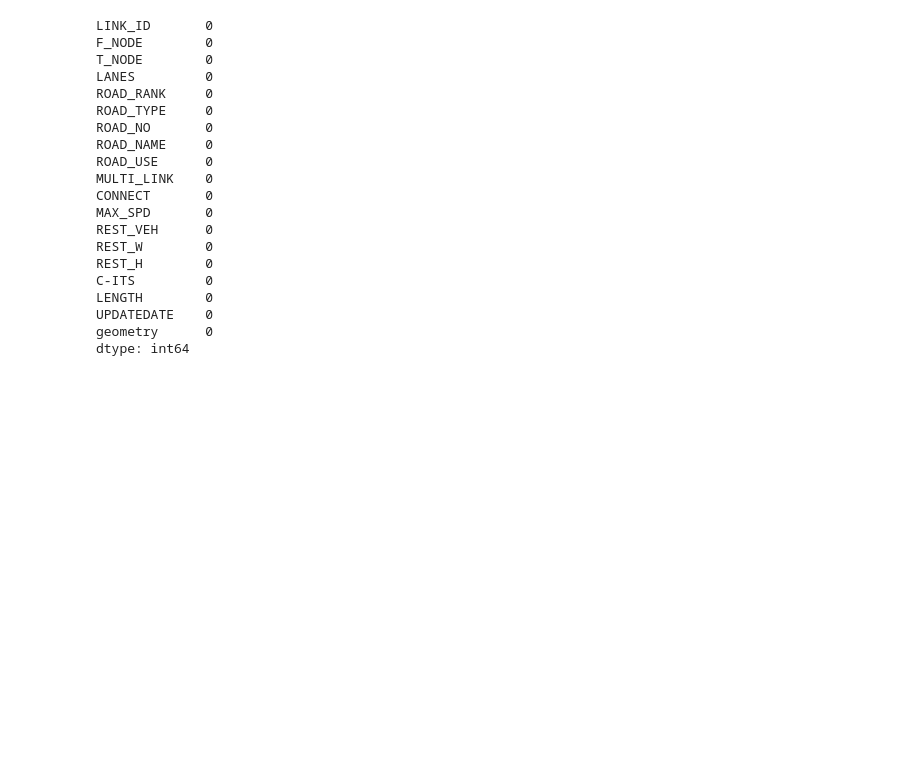
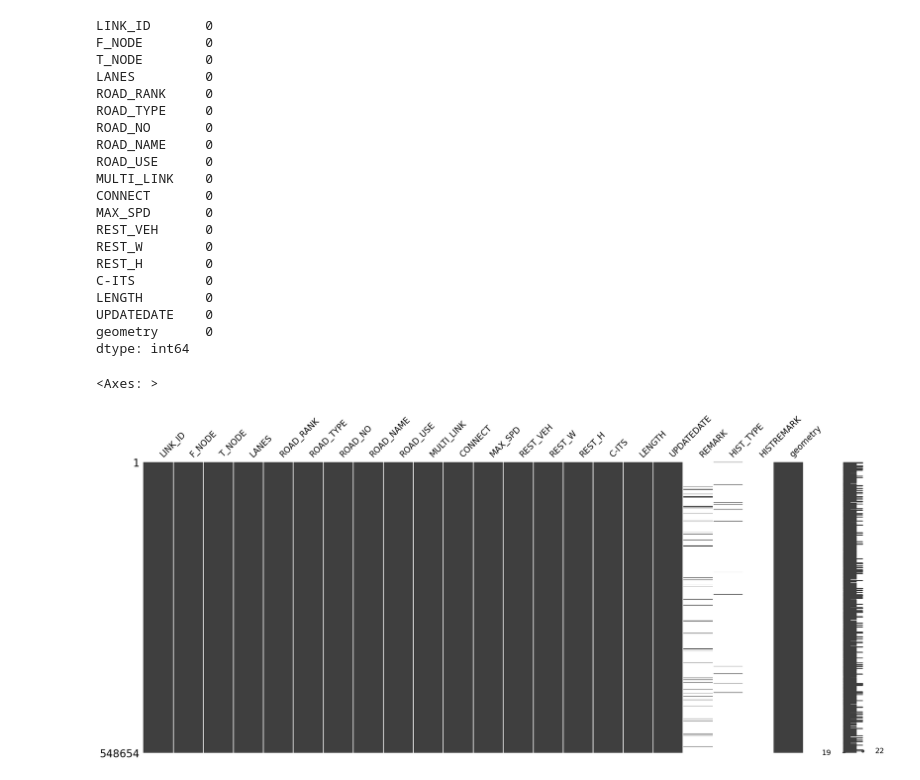
Before and after one commit to danawls/traffic_models, a Jupyter notebook: missing_data/modify/링크.ipynb, the cells around one changed output. Saved outputs shown, nothing was run; the diff lists cells and outputs as text; code cells hidden in the pictures; blank space fills up the shorter version.

```diff
--- a/missing_data/modify/링크.ipynb
+++ b/missing_data/modify/링크.ipynb
@@ -63,0 +66,5 @@ df.to_csv('/Volumes/Expansion/traffic-prediction/data/표준노드링크/data/li
+# %%
+msno.matrix(df)
+# %% [output]
+<Axes: >
+[figure, added]
```
Also changed, not shown: parts of 2 cells of this notebook, 12 other files.
